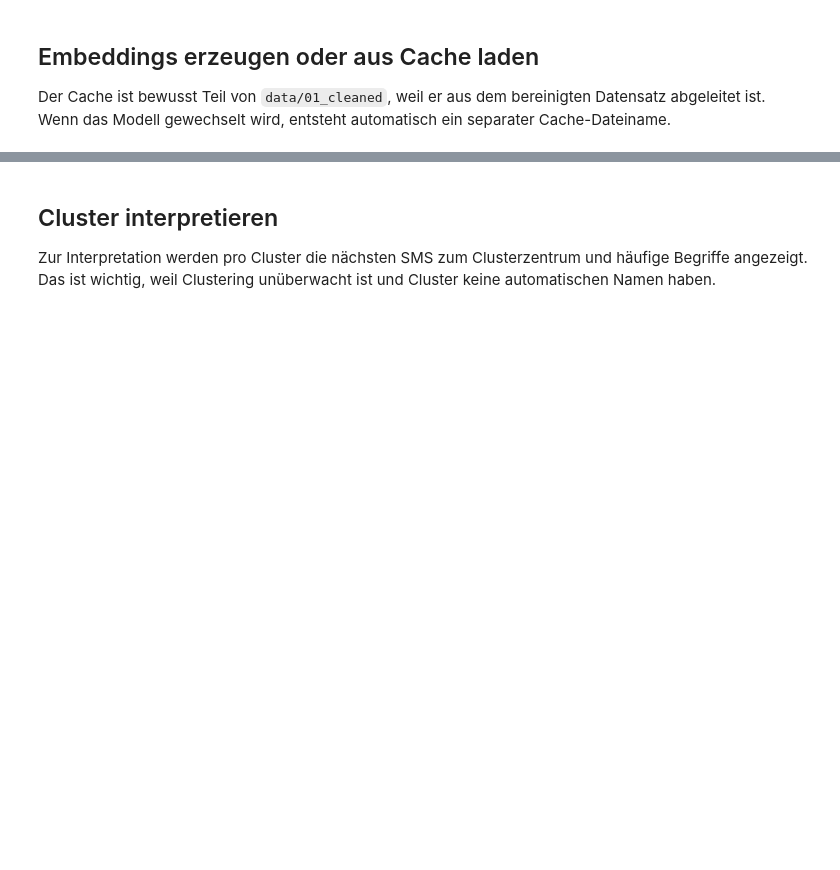
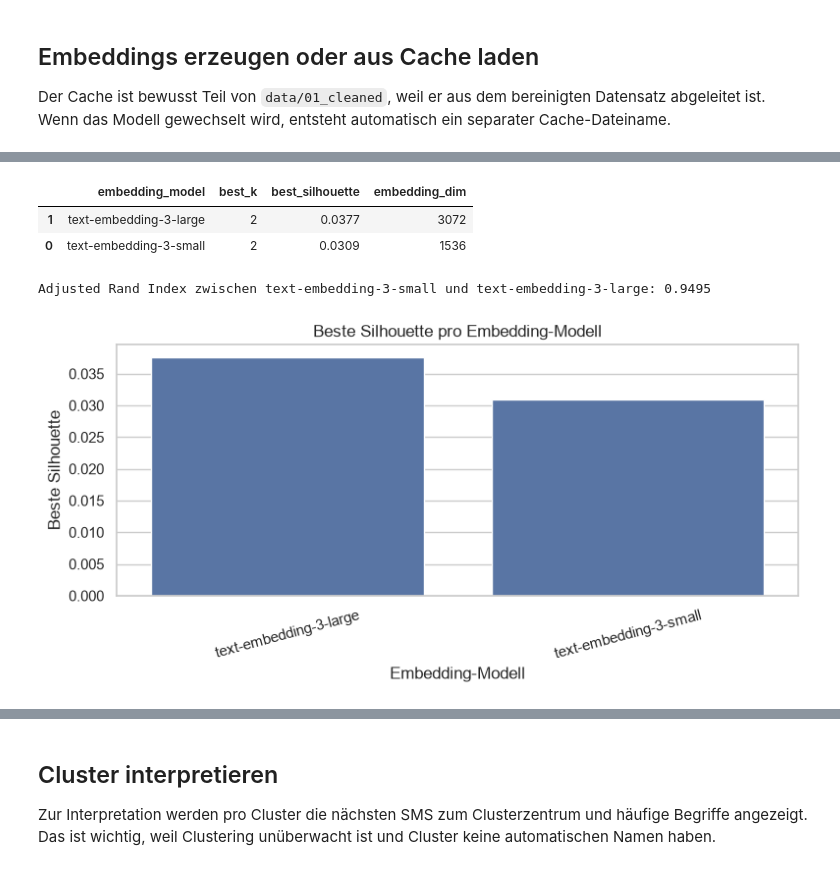
Before and after one commit to derZeiner/a1-bewerbung, a Jupyter notebook: 04_2_genai_clustering.ipynb, the cells around one changed output, grey strips where cells are left out. Drawn from its saved outputs; the diff is of its cells as text; code cells hidden in the pictures; blank space fills up the shorter version.

```diff
--- a/04_2_genai_clustering.ipynb
+++ b/04_2_genai_clustering.ipynb
@@ -147,10 +195,15 @@ plt.tight_layout()
 # %%
-best_k = int(scores_df.sort_values("silhouette", ascending=False).iloc[0]["k"])
-print(f"Gewählte Clusterzahl nach Silhouette: k={best_k}")
+best_rows = scores_all_df.loc[scores_all_df.groupby("embedding_model")["silhouette"].idxmax()].copy()
+best_rows = best_rows.sort_values("silhouette", ascending=False).reset_index(drop=True)
+display(best_rows.round(4))
 
-cluster_model = KMeans(n_clusters=best_k, random_state=RANDOM_STATE, n_init=10)
+best_k = int(best_rows.loc[best_rows["embedding_model"] == EMBEDDING_MODEL, "k"].iloc[0])
+print(f"Gewählte Clusterzahl für {EMBEDDING_MODEL}: k={best_k}")
+
+cluster_model = fitted_by_embedding_model[EMBEDDING_MODEL][best_k]["model"]
+X = fitted_by_embedding_model[EMBEDDING_MODEL][best_k]["X"]
 df_clustered = df.copy()
-df_clustered["cluster"] = cluster_model.fit_predict(X)
+df_clustered["cluster"] = fitted_by_embedding_model[EMBEDDING_MODEL][best_k]["labels"]
 
 cluster_summary = pd.crosstab(df_clustered["cluster"], df_clustered["label"], margins=True)
 display(cluster_summary)
@@ -163,0 +284,44 @@ Gewählte Clusterzahl nach Silhouette: k=2
+# %%
+if len(EMBEDDING_MODELS) > 1:
+    comparison_rows = []
+    label_distribution_tables = {}
+    best_labels_by_model = {}
+
+    for model_name in EMBEDDING_MODELS:
+        best_row = best_rows[best_rows["embedding_model"] == model_name].iloc[0]
+        model_best_k = int(best_row["k"])
+        labels = fitted_by_embedding_model[model_name][model_best_k]["labels"]
+        best_labels_by_model[model_name] = labels
+        clustered_tmp = df.assign(cluster=labels)
+        label_table = pd.crosstab(clustered_tmp["cluster"], clustered_tmp["label"], normalize="index").fillna(0)
+        label_distribution_tables[model_name] = label_table
+        comparison_rows.append({
+            "embedding_model": model_name,
+            "best_k": model_best_k,
+            "best_silhouette": best_row["silhouette"],
+            "embedding_dim": embeddings_by_model[model_name].shape[1],
+        })
+
+    embedding_comparison_df = pd.DataFrame(comparison_rows).sort_values("best_silhouette", ascending=False)
+    display(embedding_comparison_df.round(4))
+
+    if len(best_labels_by_model) == 2:
+        left_name, right_name = EMBEDDING_MODELS
+        ari = adjusted_rand_score(best_labels_by_model[left_name], best_labels_by_model[right_name])
+        print(f"Adjusted Rand Index zwischen {left_name} und {right_name}: {ari:.4f}")
+
+    fig, ax = plt.subplots(figsize=(8, 4))
+    sns.barplot(data=embedding_comparison_df, x="embedding_model", y="best_silhouette", ax=ax)
+    ax.set_title("Beste Silhouette pro Embedding-Modell")
+    ax.set_xlabel("Embedding-Modell")
+    ax.set_ylabel("Beste Silhouette")
+    ax.tick_params(axis="x", rotation=15)
+    plt.tight_layout()
+else:
+    print("Small-vs-Large-Vergleich deaktiviert. Setze COMPARE_SMALL_AND_LARGE = True im ersten Codefeld.")
+# %% [output]
+|  | embedding_model | best_k | best_silhouette | embedding_dim |
+| 1 | text-embedding-3-large | 2 | 0.0377 | 3072 |
+| 0 | text-embedding-3-small | 2 | 0.0309 | 1536 |
+Adjusted Rand Index zwischen text-embedding-3-small und text-embedding-3-large: 0.9495
+[figure, added]
```
Also changed, not shown: parts of 11 cells of this notebook, 2 other files.
